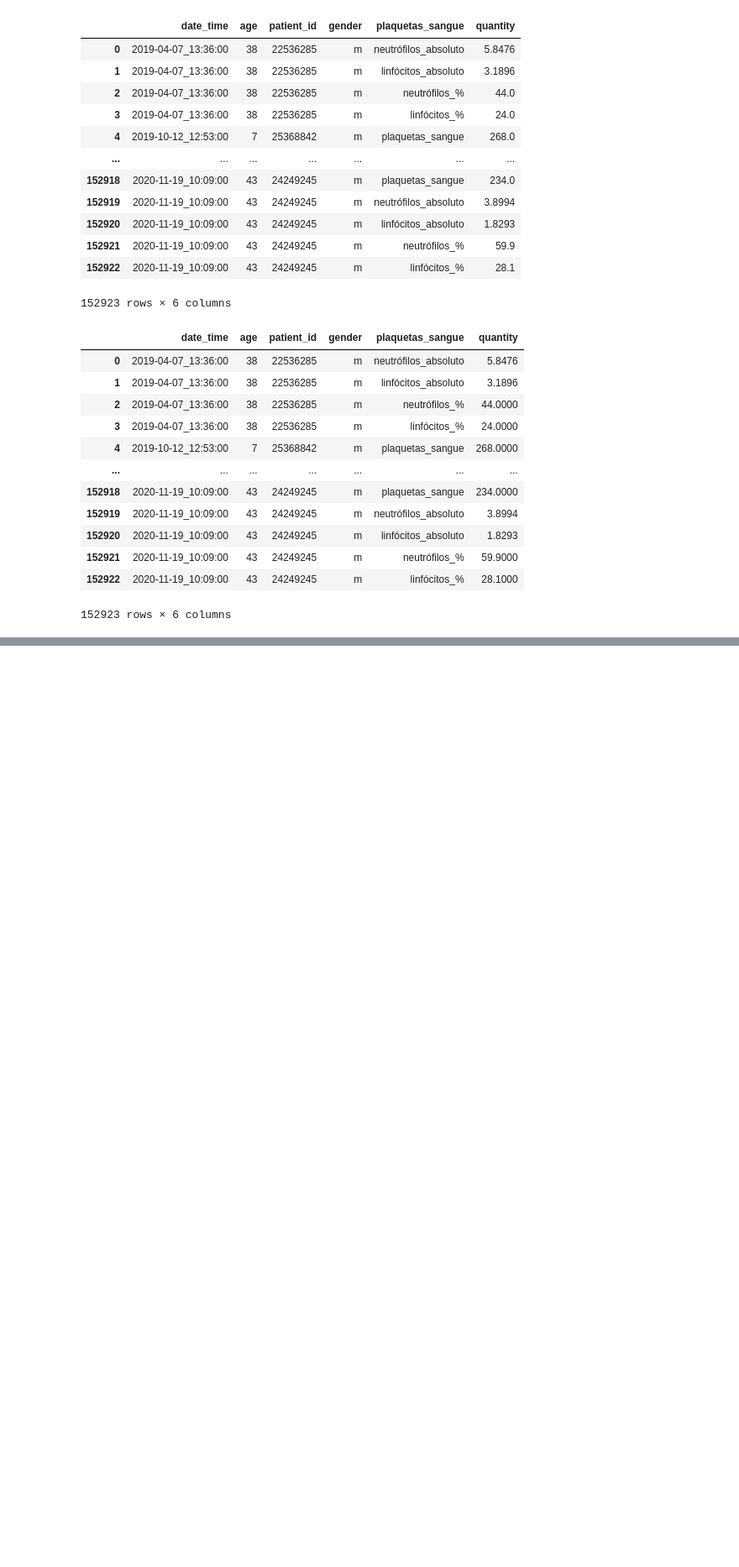
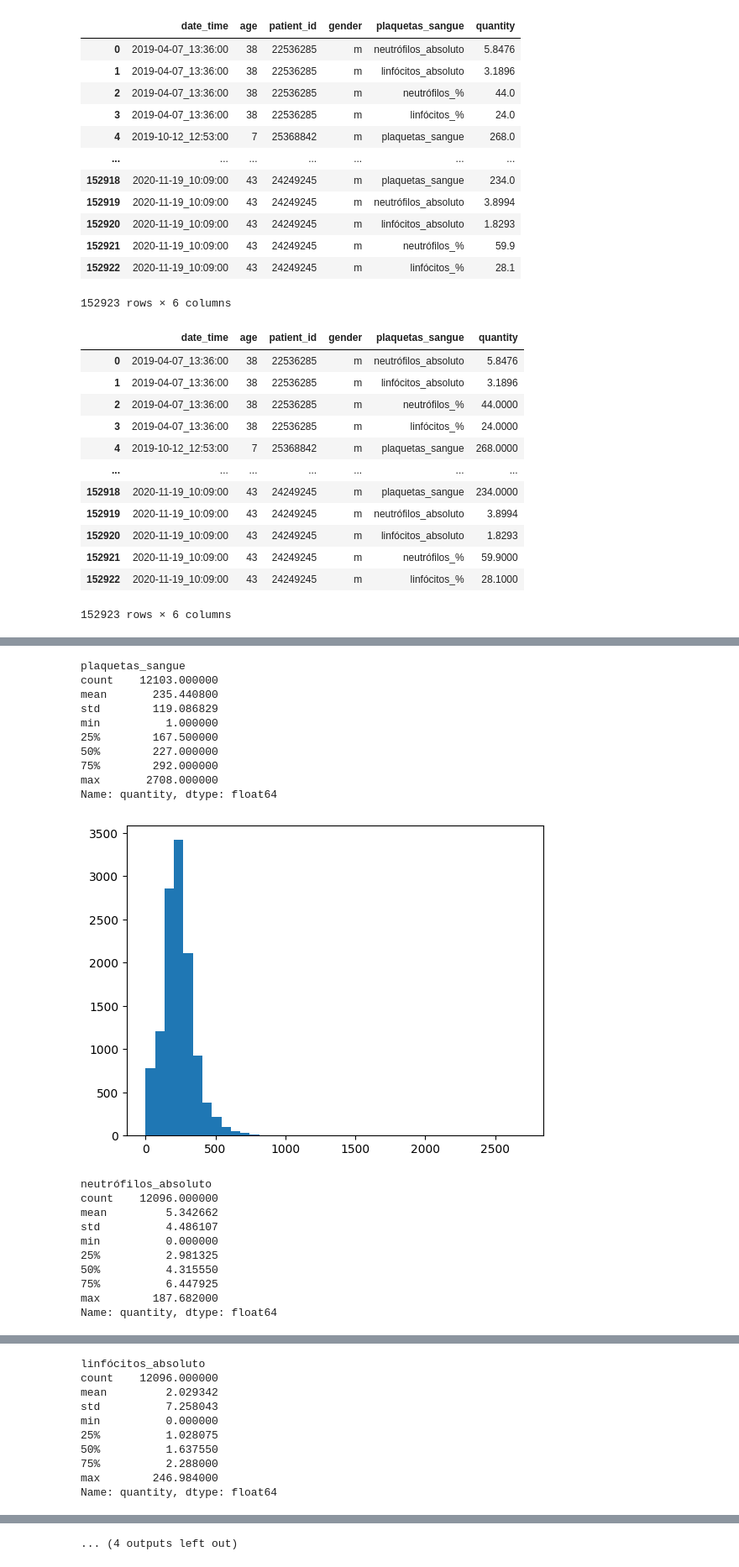
Before and after one commit to GabrielmAlves/health-care-data-synthesis, a Jupyter notebook: health-care-data-synthesis.ipynb, the cells around one changed output, grey strips where cells are left out. Shown at 84% size. Drawn from its saved outputs; the diff is of its cells as text; code cells hidden in the pictures; blank space fills up the shorter version.

```diff
--- a/health-care-data-synthesis.ipynb
+++ b/health-care-data-synthesis.ipynb
@@ -573,0 +716,8 @@ df3[63478:]
+# %%
+missing_rate = df1.groupby("plaquetas_sangue")["quantity"].apply(lambda x: x.isnull().mean())
+
+valid_exams = missing_rate[missing_rate < 0.5].index
+
+df1 = df1[df1["plaquetas_sangue"].isin(valid_exams)]
+# %%
+df1 = df1.dropna(subset=["quantity"])
@@ -573,0 +848,32 @@ df3[63478:]
+# %%
+for exame in df1["plaquetas_sangue"].unique():
+
+    subset = df1[df1["plaquetas_sangue"] == exame]["quantity"]
+
+    print(exame)
+    print(subset.describe())
+
+    plt.hist(subset, bins=40)
+    plt.show()
+# %% [output]
+plaquetas_sangue
+count    12103.000000
+mean       235.440800
+std        119.086829
+min          1.000000
+25%        167.500000
+50%        227.000000
+75%        292.000000
+max       2708.000000
+Name: quantity, dtype: float64
+[figure, added]
+neutrófilos_absoluto
+count    12096.000000
+mean         5.342662
+std          4.486107
+min          0.000000
+25%          2.981325
+50%          4.315550
+75%          6.447925
+max        187.682000
+Name: quantity, dtype: float64
@@ -573,0 +881,10 @@ df3[63478:]
+linfócitos_absoluto
+count    12096.000000
+mean         2.029342
+std          7.258043
+min          0.000000
+25%          1.028075
+50%          1.637550
+75%          2.288000
+max        246.984000
+Name: quantity, dtype: float64
@@ -573,0 +925 @@ df3[63478:]
+... (4 outputs left out)
```
Also changed, not shown: parts of 28 cells of this notebook.
